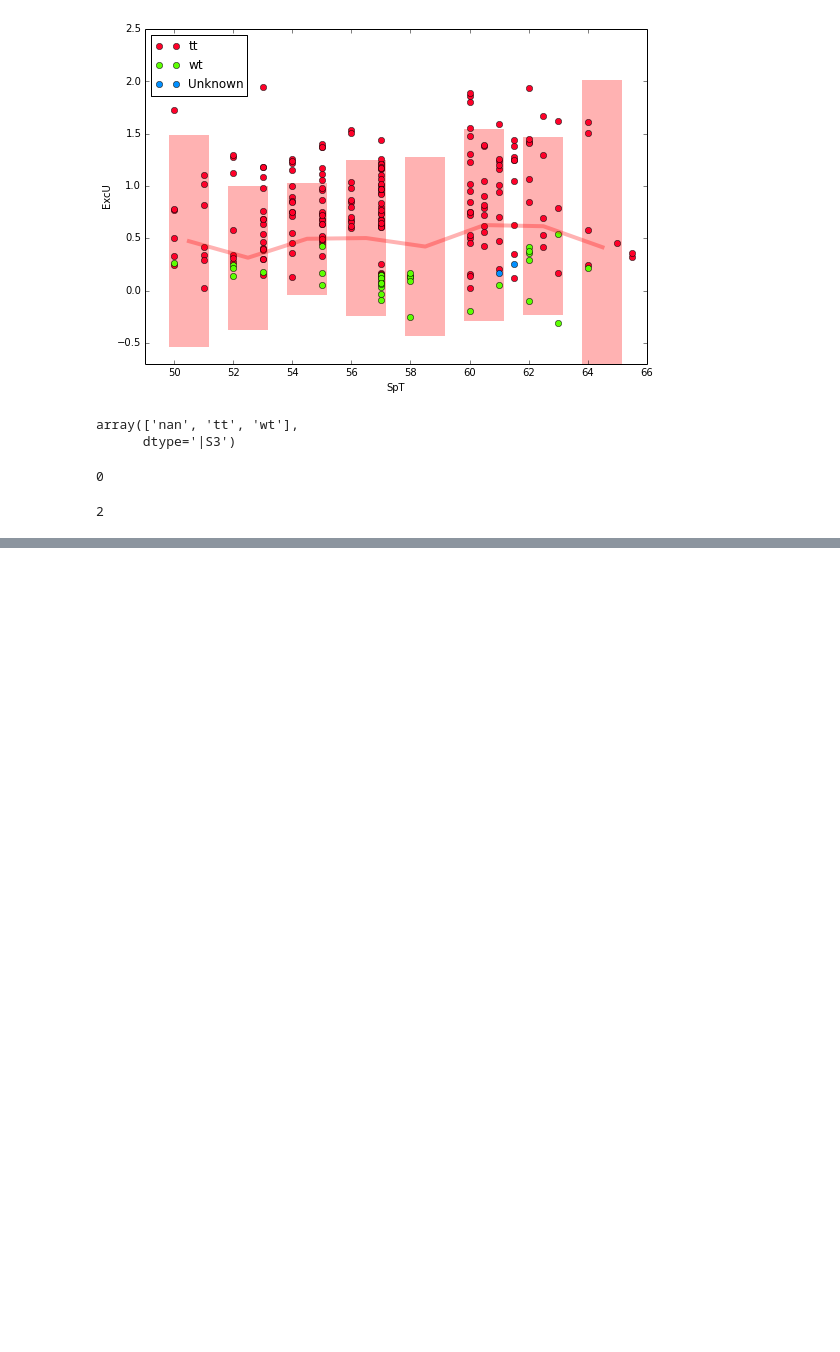
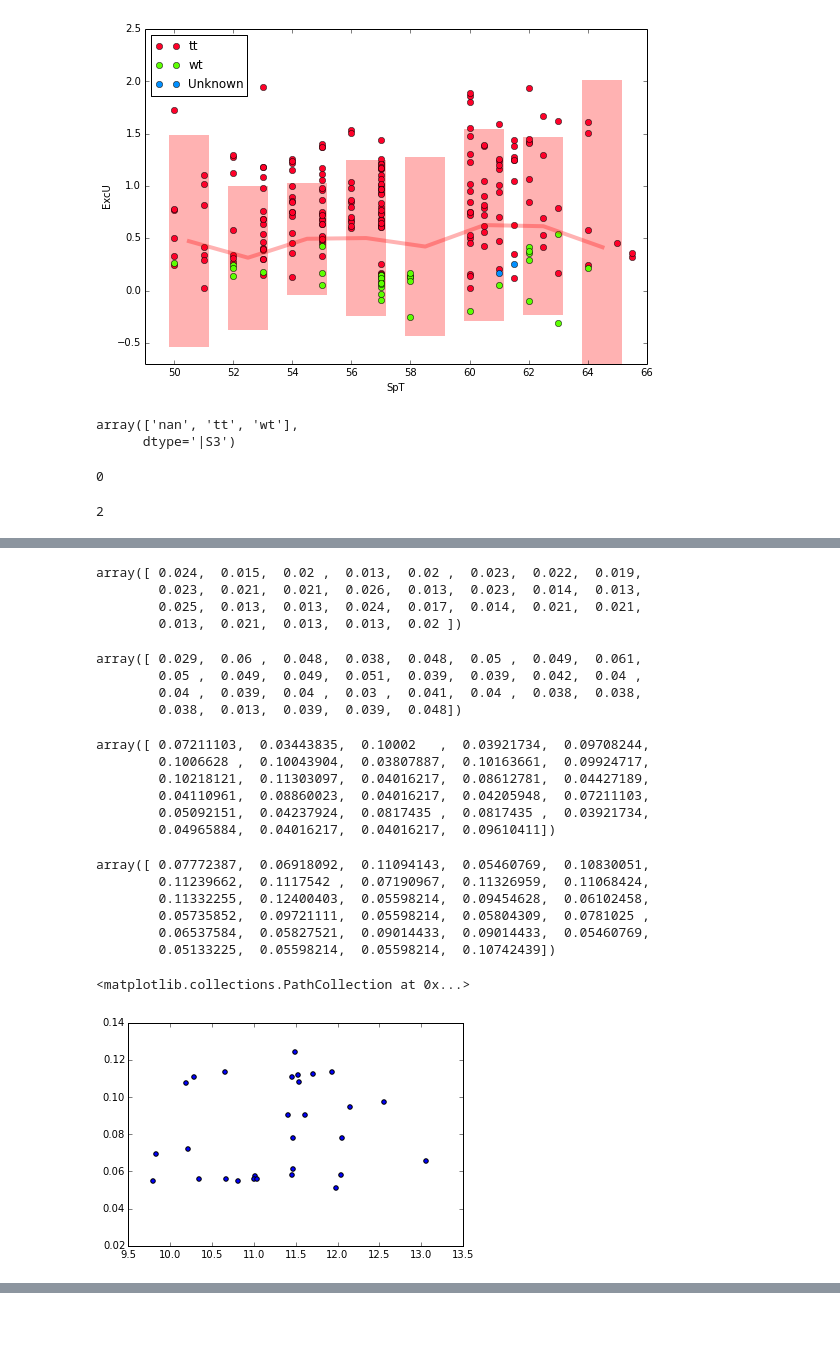
Before and after one commit to saint-germain/estrellas, a Jupyter notebook: confidenceintervals.ipynb, the cells around one changed output, grey strips where cells are left out. Drawn from its saved outputs; the diff is of its cells as text; code cells hidden in the pictures; blank space fills up the shorter version.

```diff
--- a/confidenceintervals.ipynb
+++ b/confidenceintervals.ipynb
@@ -277,0 +301,2 @@ df1.type.isnull().sum()
+# %%
+errlcc=np.loadtxt("datosestrellas/FotometriaLCC_oscar.txt", skiprows=1)
@@ -277,0 +320,40 @@ df1.type.isnull().sum()
+# %%
+errlcc[:,9] # err B-V
+# %% [output]
+array([ 0.024,  0.015,  0.02 ,  0.013,  0.02 ,  0.023,  0.022,  0.019,
+        0.023,  0.021,  0.021,  0.026,  0.013,  0.023,  0.014,  0.013,
+        0.025,  0.013,  0.013,  0.024,  0.017,  0.014,  0.021,  0.021,
+        0.013,  0.021,  0.013,  0.013,  0.02 ])
+# %%
+errlcc[:,10] # err V
+# %% [output]
+array([ 0.029,  0.06 ,  0.048,  0.038,  0.048,  0.05 ,  0.049,  0.061,
+        0.05 ,  0.049,  0.049,  0.051,  0.039,  0.039,  0.042,  0.04 ,
+        0.04 ,  0.039,  0.04 ,  0.03 ,  0.041,  0.04 ,  0.038,  0.038,
+        0.038,  0.013,  0.039,  0.039,  0.048])
+# %%
+np.sqrt(errlcc[:,8]**2+errlcc[:,9]**2)
+# %% [output]
+array([ 0.07211103,  0.03443835,  0.10002   ,  0.03921734,  0.09708244,
+        0.1006628 ,  0.10043904,  0.03807887,  0.10163661,  0.09924717,
+        0.10218121,  0.11303097,  0.04016217,  0.08612781,  0.04427189,
+        0.04110961,  0.08860023,  0.04016217,  0.04205948,  0.07211103,
+        0.05092151,  0.04237924,  0.0817435 ,  0.0817435 ,  0.03921734,
+        0.04965884,  0.04016217,  0.04016217,  0.09610411])
+# %%
+errlcc[:,13]
+# %% [output]
+array([ 0.07772387,  0.06918092,  0.11094143,  0.05460769,  0.10830051,
+        0.11239662,  0.1117542 ,  0.07190967,  0.11326959,  0.11068424,
+        0.11332255,  0.12400403,  0.05598214,  0.09454628,  0.06102458,
+        0.05735852,  0.09721111,  0.05598214,  0.05804309,  0.0781025 ,
+        0.06537584,  0.05827521,  0.09014433,  0.09014433,  0.05460769,
+        0.05133225,  0.05598214,  0.05598214,  0.10742439])
+# %%
+Ulcc=errlcc[:,1]+errlcc[:,2]+errlcc[:,3]
+UVlcc=errlcc[:,1]+errlcc[:,2]
+# %%
+plt.scatter(Ulcc,errlcc[:,13])
+# %% [output]
+<matplotlib.collections.PathCollection at 0x...>
+[figure, added]
```
Also changed, not shown: parts of 50 cells of this notebook, 8 other files.
